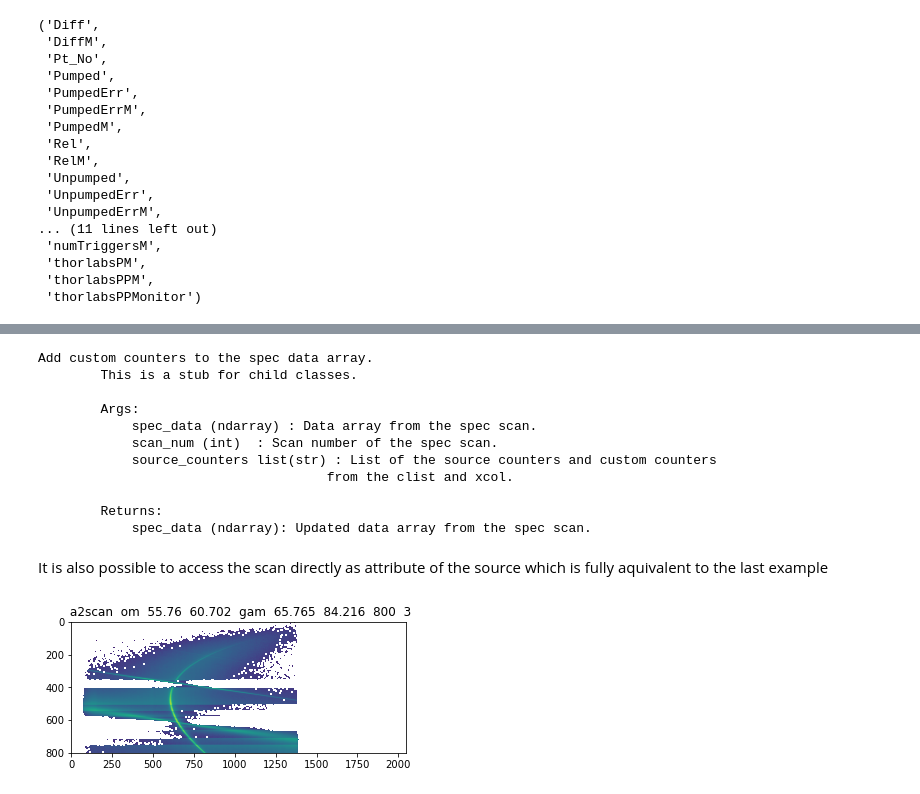
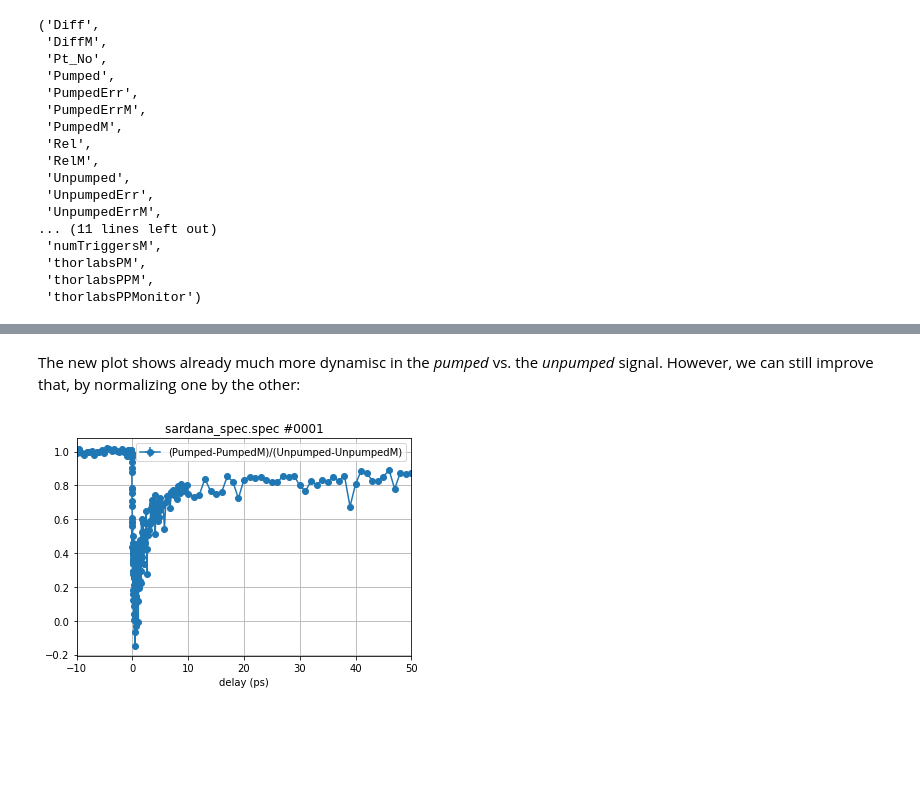
Before and after one commit to dschick/pyEvalData, a Jupyter notebook: docs/source/examples/evaluation.ipynb, the cells around one changed output, grey strips where cells are left out. Cells and saved outputs as stored; diff of their text form; code cells hidden in the pictures; blank space fills up the shorter version.

```diff
--- a/docs/source/examples/evaluation.ipynb
+++ b/docs/source/examples/evaluation.ipynb
@@ -155,23 +152,14 @@ plt.show()
+# %% [markdown]
+The new plot shows already much more dynamisc in the *pumped* vs. the *unpumped*
+signal. However, we can still improve that, by normalizing one by the other:
 # %%
-print(ev.add_custom_counters.__doc__)
+ev.xcol = 'delay'
+ev.clist = ['(Pumped-PumpedM)/(Unpumped-UnpumpedM)']
+
+plt.figure()
+ev.plot_scans([1])
+plt.xlim(-10, 50)
+plt.xlabel('delay (ps)')
+plt.show()
 # %% [output]
-Add custom counters to the spec data array.
-        This is a stub for child classes.
-
-        Args:
-            spec_data (ndarray) : Data array from the spec scan.
-            scan_num (int)  : Scan number of the spec scan.
-            source_counters list(str) : List of the source counters and custom counters
-                                     from the clist and xcol.
-
-        Returns:
-            spec_data (ndarray): Updated data array from the spec scan.
+[figure, added]
-# %% [markdown]
-It is also possible to access the scan directly as attribute of the source which is fully aquivalent to the last example
-# %%
-plt.figure()
-plt.imshow(np.log10(spec.scan33.MCA))
-plt.title(spec.scan33.cmd)
-plt.show()
-# %% [output]
-[figure, removed]
```
Also changed, not shown: parts of 45 cells of this notebook, 1 other file.
